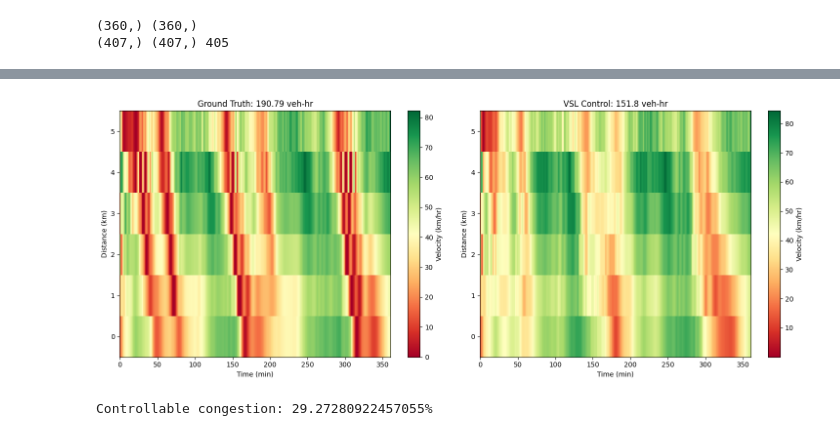
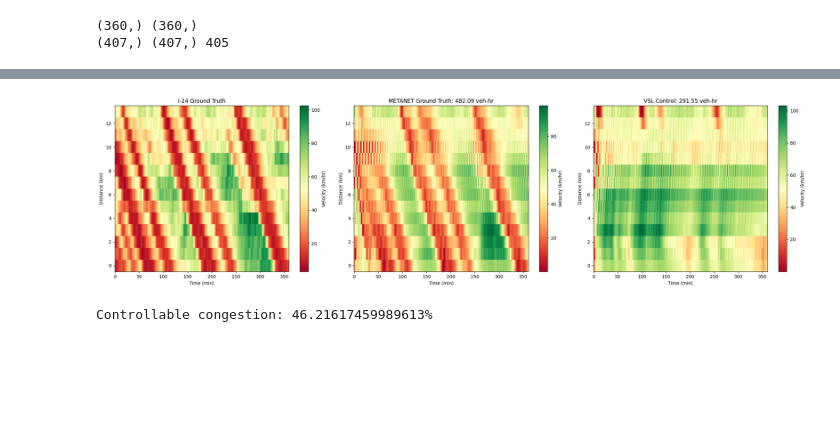
Before and after one commit to srags/mpc-traffic-flow, a Jupyter notebook: metanet_params.ipynb, the cells around one changed output, grey strips where cells are left out. Cells and saved outputs as stored; diff of their text form; code cells hidden in the pictures; blank space fills up the shorter version.

```diff
--- a/metanet_params.ipynb
+++ b/metanet_params.ipynb
@@ -219,12 +531,12 @@ hold_len = 1
 sim_time = downstream_density.shape[0]
 time_steps = sim_time + pred_horizon - control_horizon
 downstream_density_mpc = np.append(downstream_density, downstream_density[-1])
-inflow_mpc = np.append(inflow, inflow[-1])
+inflow_mpc = np.append(data_inflow, data_inflow[-1])
 while len(downstream_density_mpc) <= time_steps + 1:
     downstream_density_mpc = np.append(downstream_density_mpc, downstream_density[-1])
-    inflow_mpc = np.append(inflow_mpc, inflow[-1])
+    inflow_mpc = np.append(inflow_mpc, data_inflow[-1])
 
-print(inflow.shape, downstream_density.shape)
+print(data_inflow.shape, downstream_density.shape)
 print(downstream_density_mpc.shape, inflow_mpc.shape, time_steps)
 # %% [output]
 (360,) (360,)
@@ -255,7 +574,10 @@ MPC Done
 # %%
-p_opt, v_opt, queue_opt, tts_opt = metanet_sim_params(time_step, L, (true_density_initial, true_velocity_initial, inflow[0], 0),
-                                    optimal_vsl, inflow_mpc, downstream_density_mpc, i24params,lanes=sim_lanes, real_data=False, plotting=True)
+print(const_vsl.shape, optimal_vsl.shape)
+p_opt, v_opt, queue_opt, tts_opt = metanet_sim_params(time_step, L, init_state,
+                                    const_vsl, inflow_mpc, downstream_density_mpc, i24params, lanes=sim_lanes, real_data=False, plotting=True)
 
+#save optimal_vsl
+np.save(f'src/sim_params/{path}/optimal_vsl_smooth.npy', optimal_vsl)
 print(f"TTS with VSL Control: {tts_opt} veh-hr")
 print(f"TTS without VSL Control: {tts} veh-hr")
 # %% [output]
@@ -270,37 +598,44 @@ ValueError: The number of FixedLocator locations (3), usually from a call to set
 # %%
-fig, axs = plt.subplots(1, 2, figsize=(15, 6))
+fig, axs = plt.subplots(1, 3, figsize=(22, 6))
 
-# Plot gt
-axs[0].imshow(v.T, cmap='RdYlGn', aspect='auto', interpolation='none')
-axs[0].set_title('METANET Ground Truth')
+# Plot ground truth (I-24)
+im0 = axs[0].imshow(gt.T, cmap='RdYlGn', aspect='auto', interpolation='none')
+axs[0].set_title('I-24 Ground Truth')
 axs[0].set_xlabel('Time (min)')
 axs[0].set_ylabel('Distance (km)')
 axs[0].invert_yaxis()
 axs[0].xaxis.set_ticks_position('bottom')
-axs[0].colorbar = fig.colorbar(axs[0].images[0], ax=axs[0], label='Velocity (km/hr)')
-axs[0].set_title('Ground Truth: ' + str(np.round(tts, 2)) + ' veh-hr')
+fig.colorbar(im0, ax=axs[0], label='Velocity (km/hr)')
 
-# Plot v
-axs[1].imshow(v_opt.T, cmap='RdYlGn', aspect='auto', interpolation='none')
-axs[1].set_title('METANET with control')
+# Plot METANET ground truth
+im1 = axs[1].imshow(v.T, cmap='RdYlGn', aspect='auto', interpolation='none')
+axs[1].set_title('METANET Ground Truth: ' + str(np.round(tts, 2)) + ' veh-hr')
 axs[1].set_xlabel('Time (min)')
 axs[1].set_ylabel('Distance (km)')
 axs[1].invert_yaxis()
 axs[1].xaxis.set_ticks_position('bottom')
-axs[1].colorbar = fig.colorbar(axs[1].images[0], ax=axs[1], label='Velocity (km/hr)')
-axs[1].set_title('VSL Control: ' + str(np.round(tts_opt, 2)) + ' veh-hr')
+fig.colorbar(im1, ax=axs[1], label='Velocity (km/hr)')
+
+# Plot METANET with control
+im2 = axs[2].imshow(v_opt.T, cmap='RdYlGn', aspect='auto', interpolation='none')
+axs[2].set_title('VSL Control: ' + str(np.round(tts_opt, 2)) + ' veh-hr')
+axs[2].set_xlabel('Time (min)')
+axs[2].set_ylabel('Distance (km)')
+axs[2].invert_yaxis()
+axs[2].xaxis.set_ticks_position('bottom')
+fig.colorbar(im2, ax=axs[2], label='Velocity (km/hr)')
 
 plt.tight_layout()
 plt.show()
 # %% [output]
-[figure, old version]
+[figure, new version]
 # %%
-from src.generate_demand import get_ff_tt
+from generate_demand import get_ff_tt
 
-ff_ttt = get_ff_tt(inflow, time_step, L * num_segments, 120)
+ff_ttt = get_ff_tt(data_inflow, time_step, L * num_segments, 120)
 delay  = tts - ff_ttt
 opt_delay = tts_opt - ff_ttt
 cc = (delay - opt_delay) / delay * 100
 print(f"Controllable congestion: {cc}%")
 # %% [output]
-Controllable congestion: 29.27280922457055%
+Controllable congestion: 46.21617459989613%
```
Also changed, not shown: parts of 20 cells of this notebook, 4 other files.
